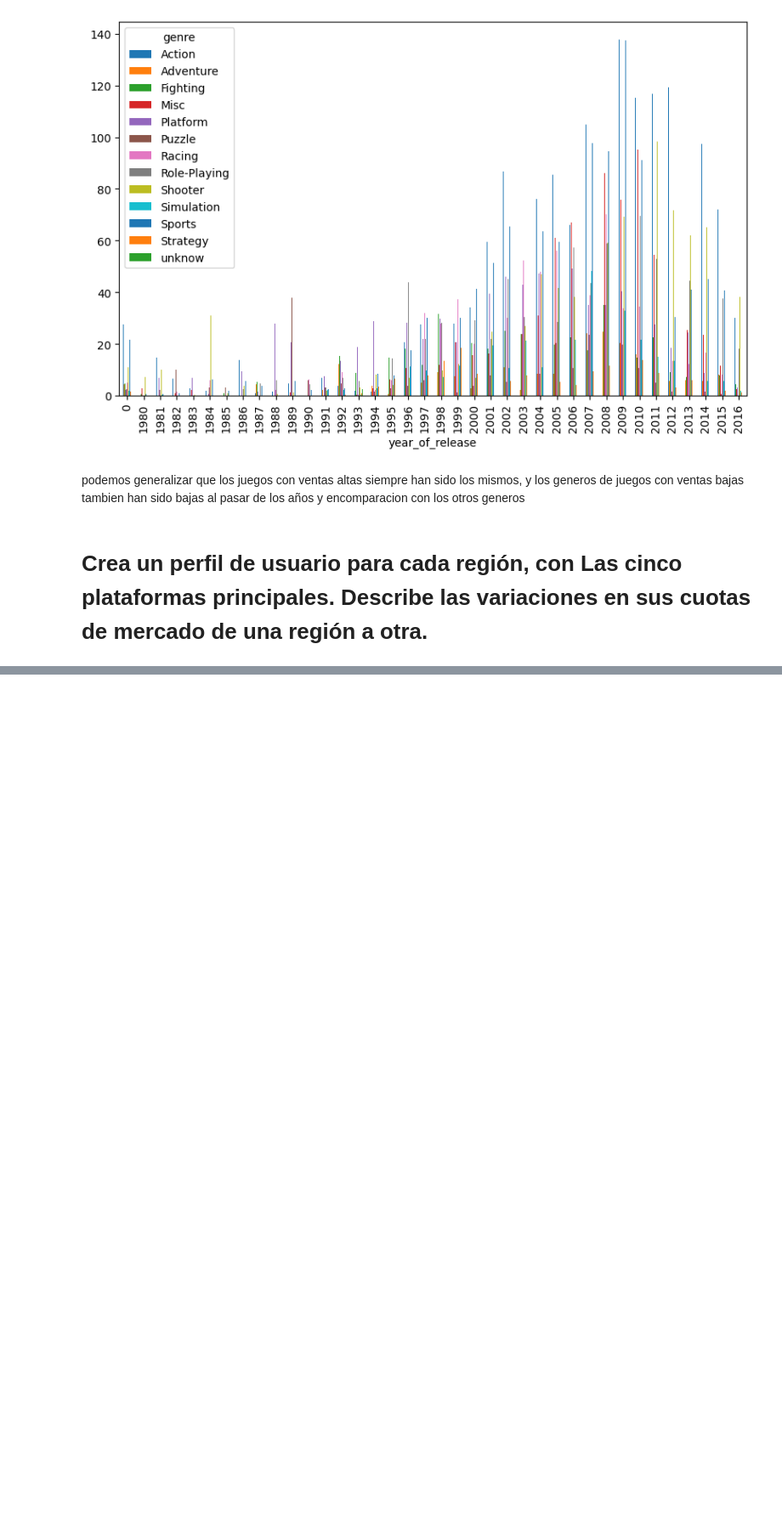
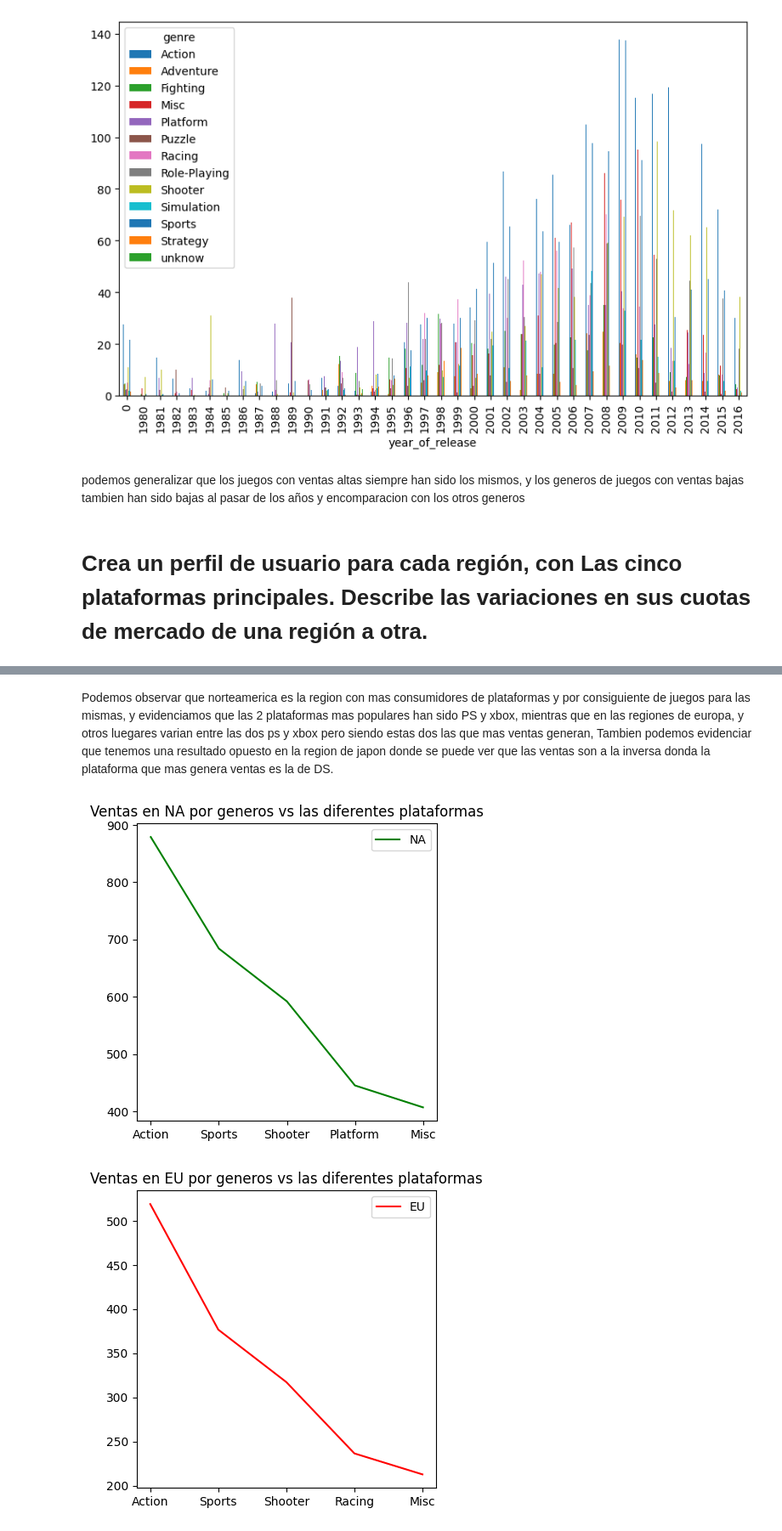
Before and after one commit to Nicobpm/selled_games_around_the_world, a Jupyter notebook: Proyect_games.ipynb, the cells around one changed output, grey strips where cells are left out. Shown at 85% size. Cells and saved outputs as stored; diff of their text form; code cells hidden in the pictures; blank space fills up the shorter version.

```diff
--- a/Proyect_games.ipynb
+++ b/Proyect_games.ipynb
@@ -370,0 +385,52 @@ df_euagrupado=df_euagrupado.sort_values(by=['eu_sales'], ascending = False)
+# %% [markdown]
+Podemos observar que norteamerica es la region con mas consumidores de plataformas y por consiguiente de juegos para las mismas, y evidenciamos que las 2 plataformas mas populares han sido PS y xbox, mientras que en las regiones de europa, y otros luegares varian entre las dos ps y xbox pero siendo estas dos las que mas ventas generan, Tambien podemos evidenciar que tenemos una resultado opuesto en la region de japon donde se puede ver que las ventas son a la inversa donda la plataforma que mas genera ventas es la de DS.
+# %%
+na_sales_genre=df.groupby(by=["genre"])['na_sales'].sum()
+# na_sales_genre=na_sales_genre.loc[["DS","Wii","PS3","X360","PS2"]]
+na_sales_genre=pd.DataFrame(na_sales_genre)
+na_sales_genre=na_sales_genre.sort_values(by=['na_sales'], ascending = False)
+
+eu_sales_genre=df.groupby(by=["genre"])['eu_sales'].sum()
+# eu_sales=eu_sales.loc[["DS","Wii","PS3","X360","PS2"]]
+eu_sales_genre=pd.DataFrame(eu_sales_genre)
+eu_sales_genre=eu_sales_genre.sort_values(by=['eu_sales'], ascending = False)
+
+jp_sales_genre=df.groupby(by=["genre"])['jp_sales'].sum()
+# jp_sales=jp_sales.loc[["DS","Wii","PS3","X360","PS2"]]
+jp_sales_genre=pd.DataFrame(jp_sales_genre)
+jp_sales_genre=jp_sales_genre.sort_values(by=['jp_sales'], ascending = False)
+
+other_sales_genre=df.groupby(by=["genre"])['other_sales'].sum()
+# other_sales=other_sales.loc[["DS","Wii","PS3","X360","PS2"]]
+other_sales_genre=pd.DataFrame(other_sales_genre)
+other_sales_genre=other_sales_genre.sort_values(by=['other_sales'], ascending = False)
+
+plt.figure(figsize=(10,10))
+plt.subplot(221)
+plt.title('Ventas en NA por generos vs las diferentes plataformas')
+plt.plot(na_sales_genre.head(5), label='NA', color='green')
+plt.legend()
+
+plt.figure(figsize=(10,10))
+plt.subplot(222)
+plt.title('Ventas en EU por generos vs las diferentes plataformas')
+plt.plot(eu_sales_genre.head(5), label='EU', color='red')
+plt.legend()
+
+plt.figure(figsize=(10,10))
+plt.subplot(223)
+plt.title('Ventas en JP por generos vs las diferentes plataformas')
+plt.plot(jp_sales_genre.head(5), label='JP', color='blue')
+plt.legend()
+
+plt.figure(figsize=(10,10))
+plt.subplot(224)
+plt.title('Otras ventas por generos vs las diferentes plataformas')
+plt.plot(other_sales_genre.head(5), label='JP', color='blue')
+plt.legend()
+
+plt.tight_layout()
+plt.show()
+# %% [output]
+[figure, added]
+[figure, added]
```
Also changed, not shown: parts of 12 cells of this notebook.
